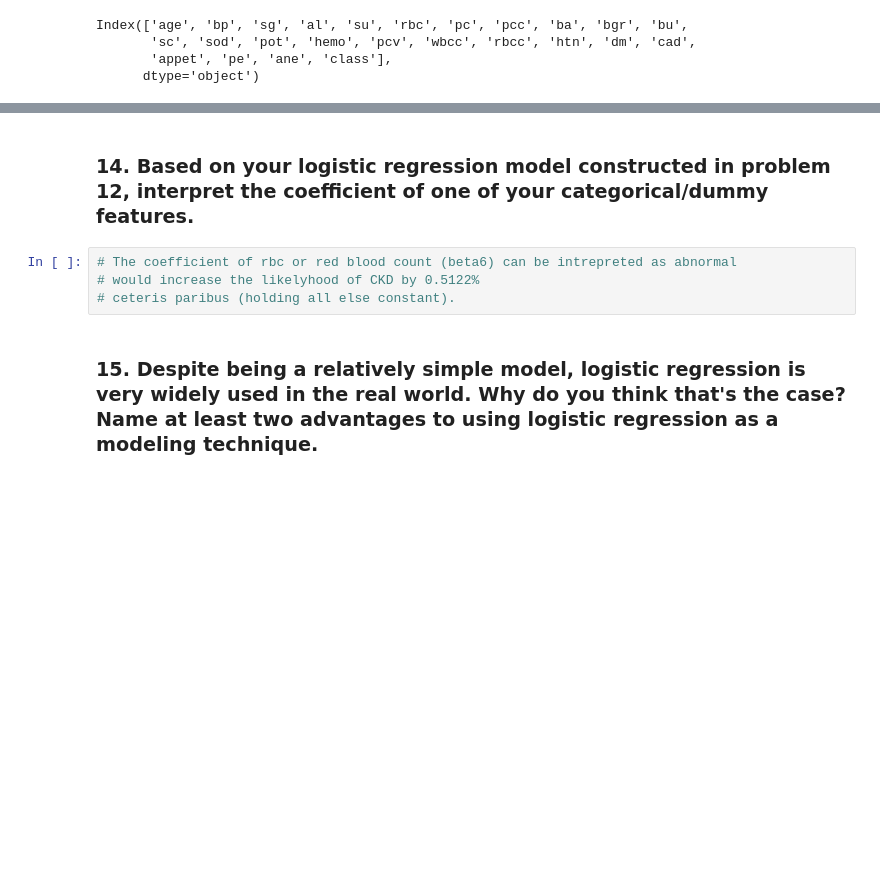
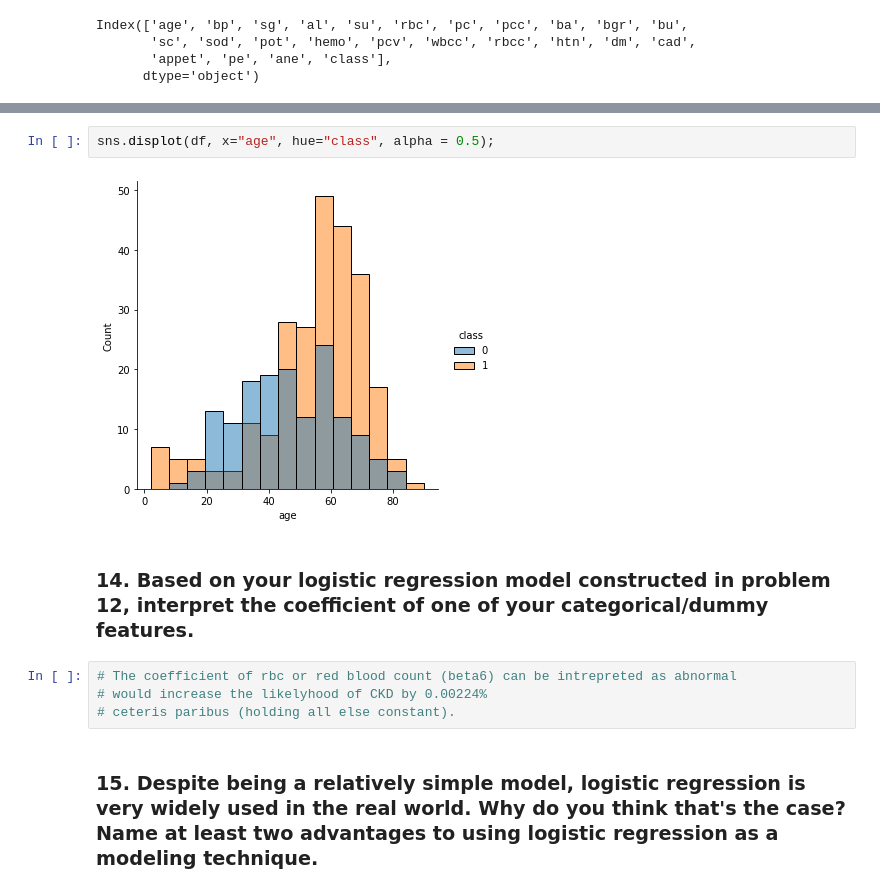
Before and after one commit to Tatadektep/Classfication_Evaluation_Lab, a Jupyter notebook: starter-code.ipynb, the cells around one changed output, grey strips where cells are left out. Saved outputs shown, nothing was run; the diff lists cells and outputs as text; blank space fills up the shorter version.

```diff
--- a/starter-code.ipynb
+++ b/starter-code.ipynb
@@ -303,8 +375,12 @@ array([[-0.00395853, -0.06990955, -0.45407897,  1.49229361,  0.38985127,
+# %%
+sns.displot(df, x="age", hue="class", alpha = 0.5);
+# %% [output]
+[figure, added]
 # %% [markdown]
 ### 14. Based on your logistic regression model constructed in problem 12, interpret the coefficient of one of your categorical/dummy features.
 # %%
 # The coefficient of rbc or red blood count (beta6) can be intrepreted as abnormal
-# would increase the likelyhood of CKD by 0.5122%
+# would increase the likelyhood of CKD by 0.00224%
 # ceteris paribus (holding all else constant).
 # %% [markdown]
 ### 15. Despite being a relatively simple model, logistic regression is very widely used in the real world. Why do you think that's the case? Name at least two advantages to using logistic regression as a modeling technique.
```
Also changed, not shown: parts of 34 cells of this notebook.
